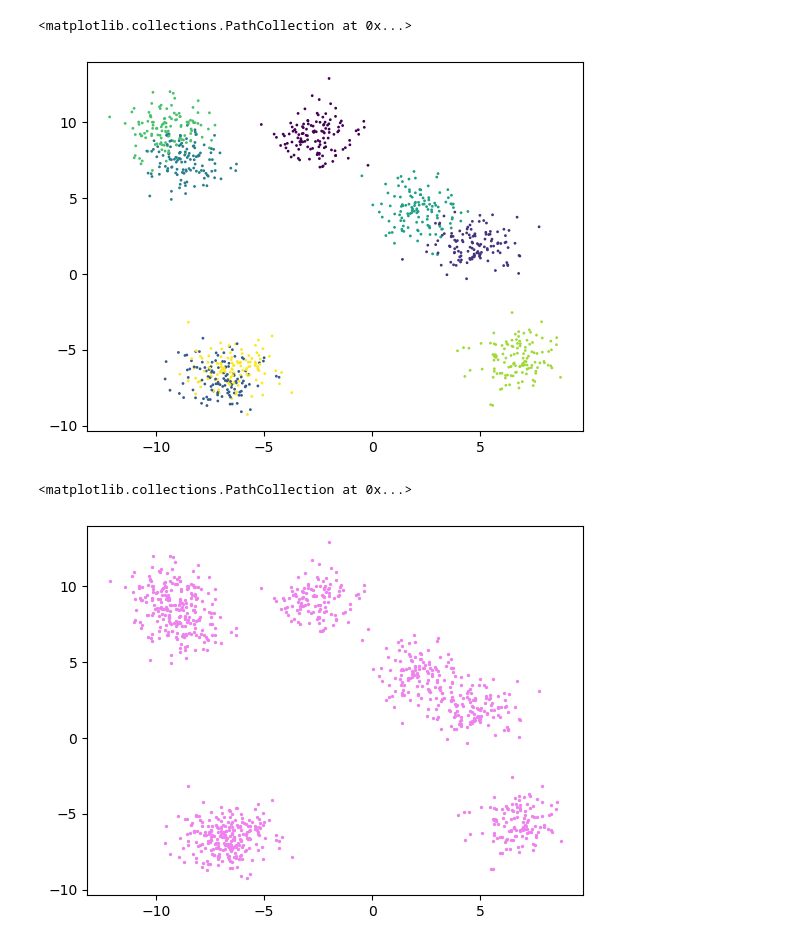
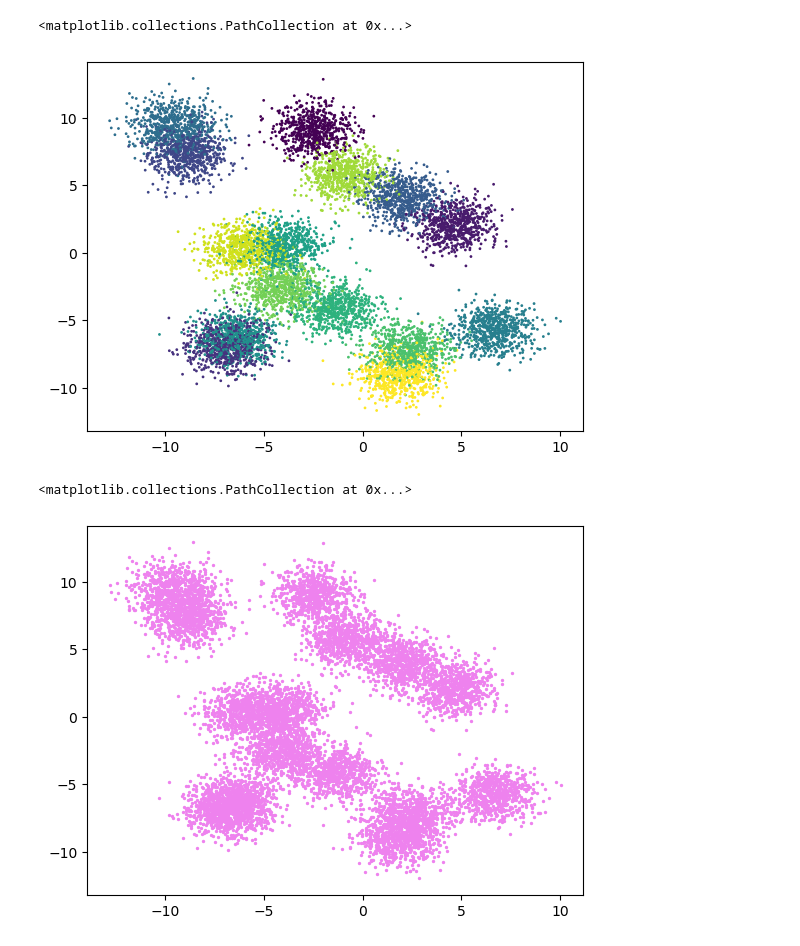
Before and after one commit to Puraneshi/Unsupervised-Study, a Jupyter notebook: Unsupervised-metrics.ipynb, the cells around one changed output. Cells and saved outputs as stored; diff of their text form; code cells hidden in the pictures.

```diff
--- a/Unsupervised-metrics.ipynb
+++ b/Unsupervised-metrics.ipynb
@@ -4,24 +4,24 @@ from sklearn.datasets import make_blobs
 from sklearn.cluster import KMeans
 from sklearn.metrics import silhouette_score, davies_bouldin_score, calinski_harabasz_score
 # %%
-centers = 8  # n centers of points produced
-n_samples = 1000  # number of points produced
+centers = 15  # n centers of points produced
+n_samples = 10000  # number of points produced
 
 # Dataset where X is the coordinate and y are the labels
 X, y = make_blobs(n_samples=n_samples, centers=centers, random_state=42)
 
 # Visualize the dataset
 plt.scatter(X[:, 0], X[:, 1], c=y, cmap='viridis', s=1)
 # %% [output]
 <matplotlib.collections.PathCollection at 0x...>
-[figure, old version]
+[figure, new version]
 # %%
 # With random_state=42, we see that even though there are 8 centers
 # We can only make out 5 or 6 without the labels
 plt.scatter(X[:, 0], X[:, 1], c='violet', s=2)
 # %% [output]
 <matplotlib.collections.PathCollection at 0x...>
-[figure, old version]
+[figure, new version]
 # %%
 # Iteration and metrics
 metrics = {'wcss': [],
```
Also changed, not shown: parts of 4 cells of this notebook, 2 other files.
